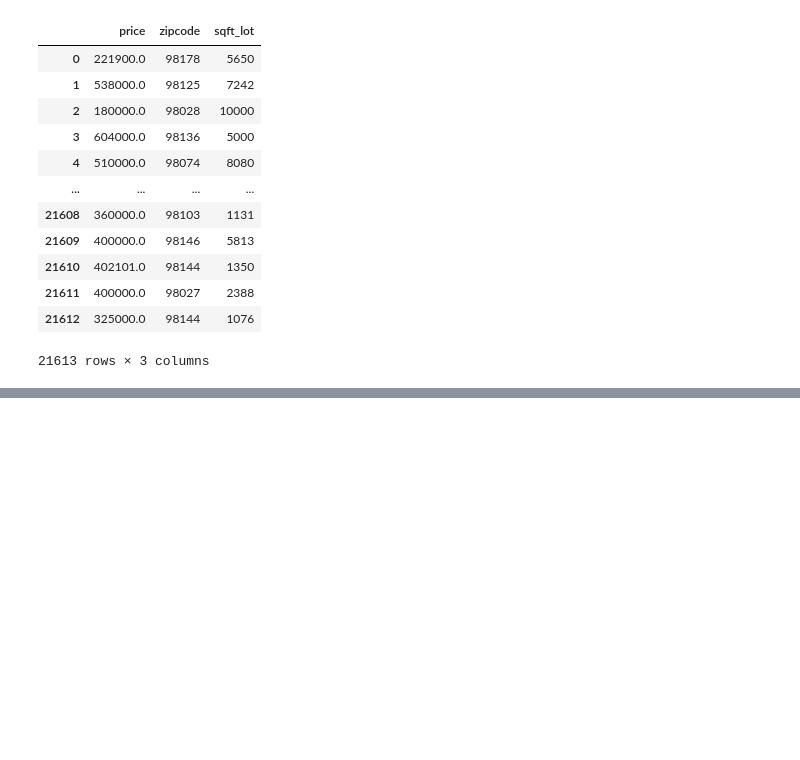
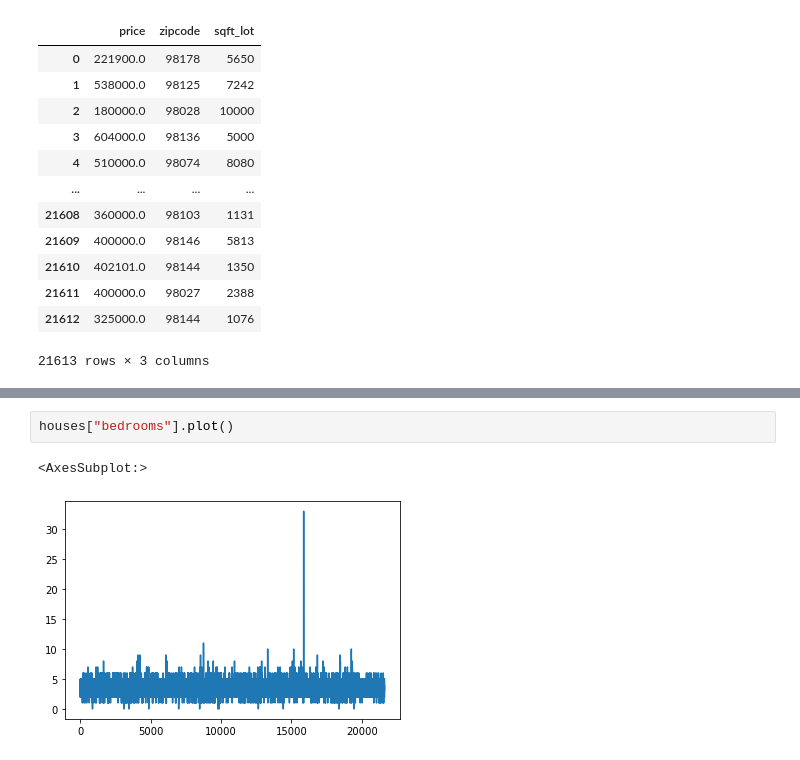
Before and after one commit to halimocakli/Data-Analysis-And-Visualization, a Jupyter notebook: 03-Series&Columns/03_SeriesAndColumns.ipynb, the cells around one changed output, grey strips where cells are left out. Drawn from its saved outputs; the diff is of its cells as text; blank space fills up the shorter version.

```diff
--- a/03-Series&Columns/03_SeriesAndColumns.ipynb
+++ b/03-Series&Columns/03_SeriesAndColumns.ipynb
@@ -700,0 +842,5 @@ houses[cols]
+# %%
+houses["bedrooms"].plot()
+# %% [output]
+<AxesSubplot:>
+[figure, added]
```
Also changed, not shown: parts of 33 cells of this notebook.
